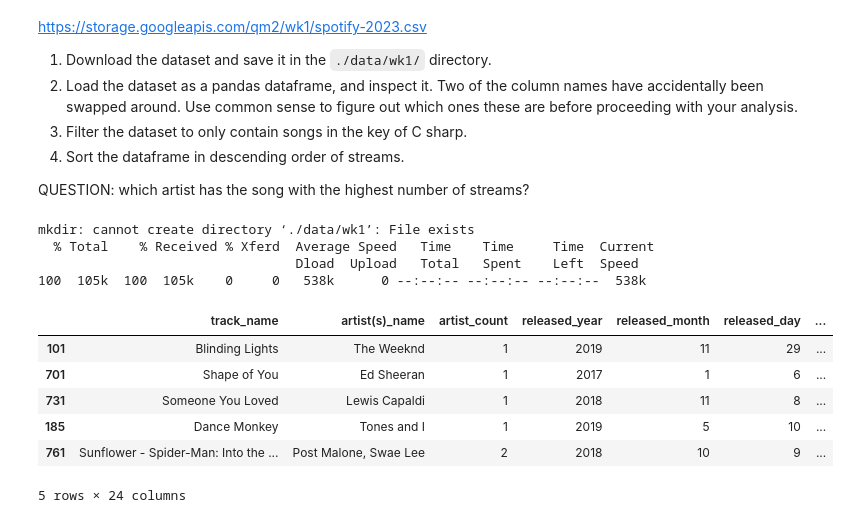
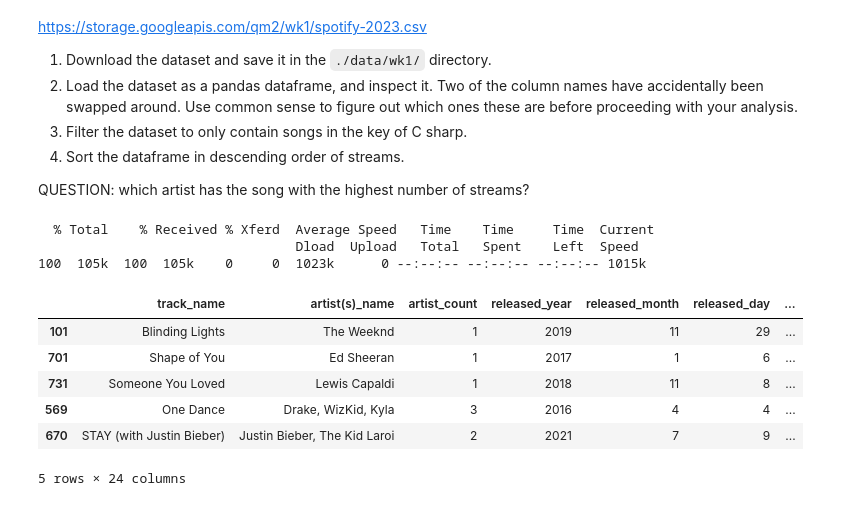
Before and after one commit to yui661/Assessed-Questions, a Jupyter notebook: notebooks/W01. Python Recap.ipynb, the cells around one changed output. Cells and saved outputs as stored; diff of their text form; code cells hidden in the pictures.

```diff
--- a/notebooks/W01. Python Recap.ipynb
+++ b/notebooks/W01. Python Recap.ipynb
@@ -235,29 +235,32 @@ https://storage.googleapis.com/qm2/wk1/spotify-2023.csv
 QUESTION: which artist has the song with the highest number of streams?
 # %%
 # use this code cell to answer the question
-!mkdir ./data/wk1
+
+# use this code cell to answer the question
+
 #storing the URL into the directory just made
 ! curl https://storage.googleapis.com/qm2/wk1/spotify-2023.csv -o ./data/wk1/spotify-2023.csv
 
 #importing pandas, let it read the data, and print the first five of the dataset
 import pandas
-data=pandas.read_csv('./data/wk1/spotify-2023.csv')
-data.head()
+data =pandas.read_csv('./data/wk1/spotify-2023.csv')
+
+
+data[['bpm','streams']] = data[['streams','bpm']]
 
 #Filter datasets with key C#
-data[data['key']=="C#"].head()
+data=data[data['key']=="C#"]
 
 #print in descending order (beats per minutes and stream are swapped)
-data.sort_values(by='bpm', ascending=False).head()
+data.sort_values(by='streams', ascending=False).head()
 # %% [output]
-mkdir: cannot create directory ‘./data/wk1’: File exists
   % Total    % Received % Xferd  Average Speed   Time    Time     Time  Current
                                  Dload  Upload   Total   Spent    Left  Speed
-100  105k  100  105k    0     0   538k      0 --:--:-- --:--:-- --:--:--  538k
+100  105k  100  105k    0     0  1023k      0 --:--:-- --:--:-- --:--:-- 1015k
 |  | track_name | artist(s)_name | artist_count | released_year | released_month | released_day | ... |
 | 101 | Blinding Lights | The Weeknd | 1 | 2019 | 11 | 29 | ... |
 | 701 | Shape of You | Ed Sheeran | 1 | 2017 | 1 | 6 | ... |
 | 731 | Someone You Loved | Lewis Capaldi | 1 | 2018 | 11 | 8 | ... |
-| 185 | Dance Monkey | Tones and I | 1 | 2019 | 5 | 10 | ... |
-| 761 | Sunflower - Spider-Man: Into the ... | Post Malone, Swae Lee | 2 | 2018 | 10 | 9 | ... |
+| 569 | One Dance | Drake, WizKid, Kyla | 3 | 2016 | 4 | 4 | ... |
+| 670 | STAY (with Justin Bieber) | Justin Bieber, The Kid Laroi | 2 | 2021 | 7 | 9 | ... |
 5 rows × 24 columns
```
Also changed, not shown: parts of 2 cells of this notebook.
